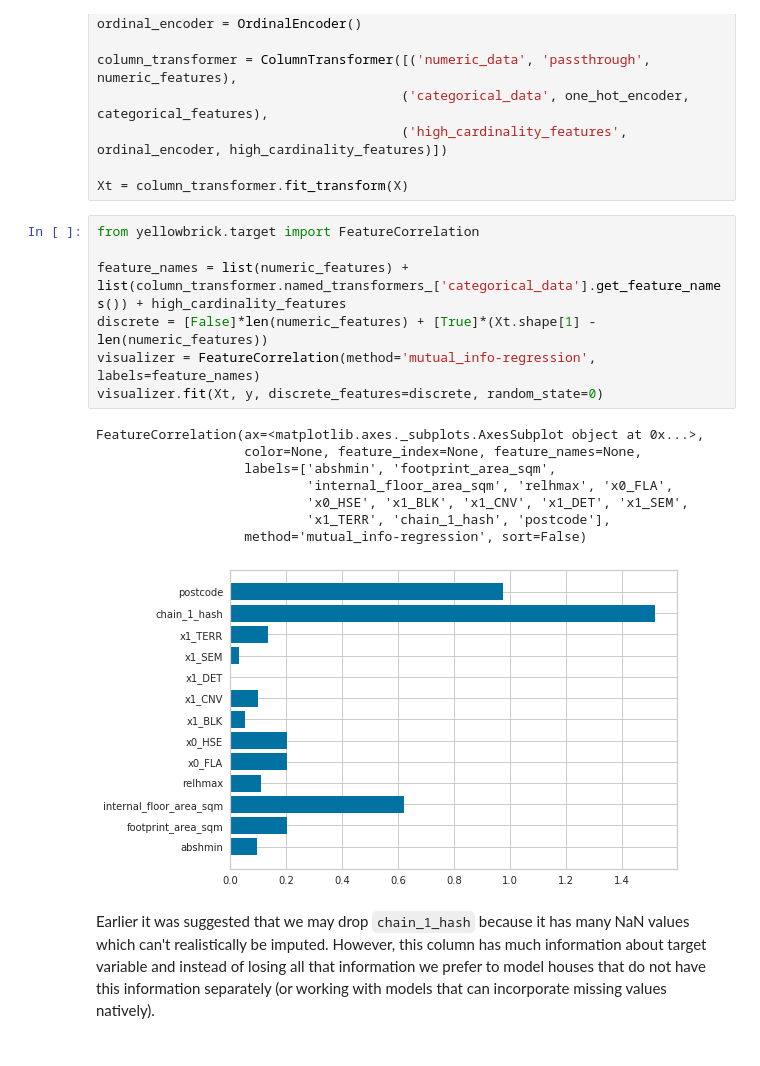
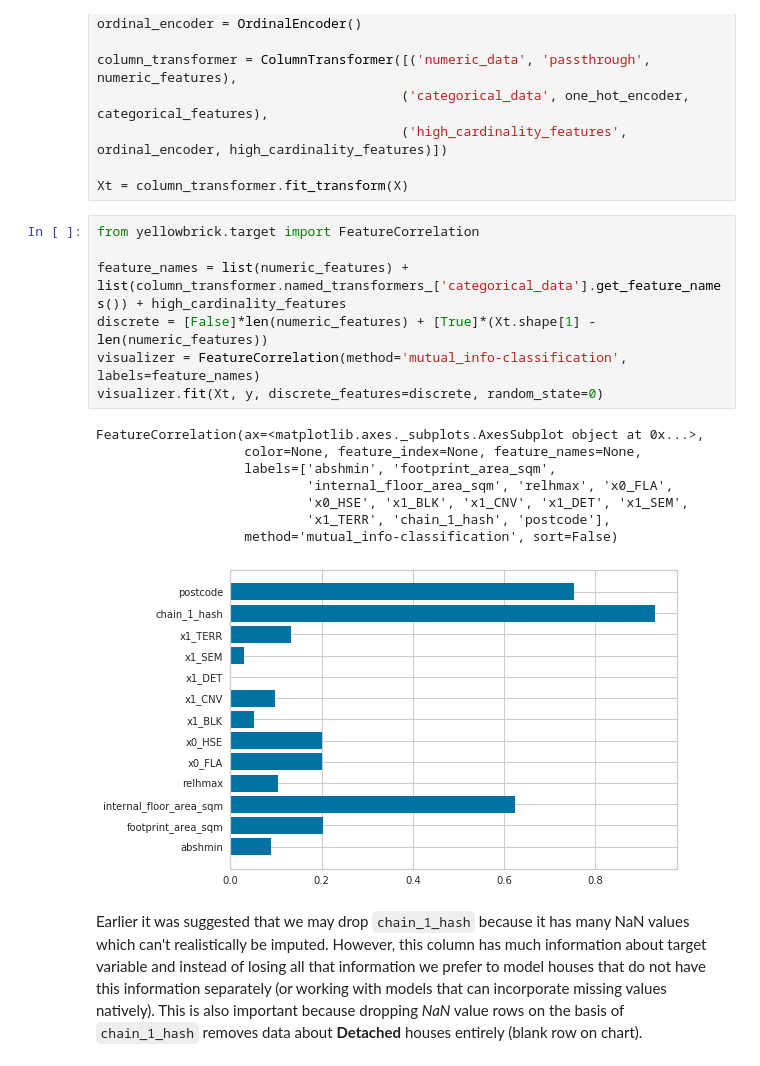
Before and after one commit to prteek/bedroom-prediction, a Jupyter notebook: data_exploration.ipynb, the cells around one changed output. Drawn from its saved outputs; the diff is of its cells as text.

Commit message:
target variable analysis with data split

```diff
--- a/data_exploration.ipynb
+++ b/data_exploration.ipynb
@@ -133,18 +135,20 @@ Xt = column_transformer.fit_transform(X)
 # %%
 from yellowbrick.target import FeatureCorrelation
 
 feature_names = list(numeric_features) + list(column_transformer.named_transformers_['categorical_data'].get_feature_names()) + high_cardinality_features
 discrete = [False]*len(numeric_features) + [True]*(Xt.shape[1] - len(numeric_features))
-visualizer = FeatureCorrelation(method='mutual_info-regression', labels=feature_names)
+visualizer = FeatureCorrelation(method='mutual_info-classification', labels=feature_names)
 visualizer.fit(Xt, y, discrete_features=discrete, random_state=0)
 # %% [output]
 FeatureCorrelation(ax=<matplotlib.axes._subplots.AxesSubplot object at 0x...>,
                    color=None, feature_index=None, feature_names=None,
                    labels=['abshmin', 'footprint_area_sqm',
                            'internal_floor_area_sqm', 'relhmax', 'x0_FLA',
                            'x0_HSE', 'x1_BLK', 'x1_CNV', 'x1_DET', 'x1_SEM',
                            'x1_TERR', 'chain_1_hash', 'postcode'],
-                   method='mutual_info-regression', sort=False)
+                   method='mutual_info-classification', sort=False)
-[figure, old version]
+[figure, new version]
 # %% [markdown]
-Earlier it was suggested that we may drop `chain_1_hash` because it has many NaN values which can't realistically be imputed. However, this column has much information about target variable and instead of losing all that information we prefer to model houses that do not have this information separately (or working with models that can incorporate missing values natively).
+Earlier it was suggested that we may drop `chain_1_hash` because it has many NaN values which can't realistically be imputed.
+However, this column has much information about target variable and instead of losing all that information we prefer to model houses that do not have this information separately (or working with models that can incorporate missing values natively).
+This is also important because dropping *NaN* value rows on the basis of `chain_1_hash` removes data about **Detached** houses entirely (blank row on chart).
```
Also changed, not shown: parts of 11 cells of this notebook.
